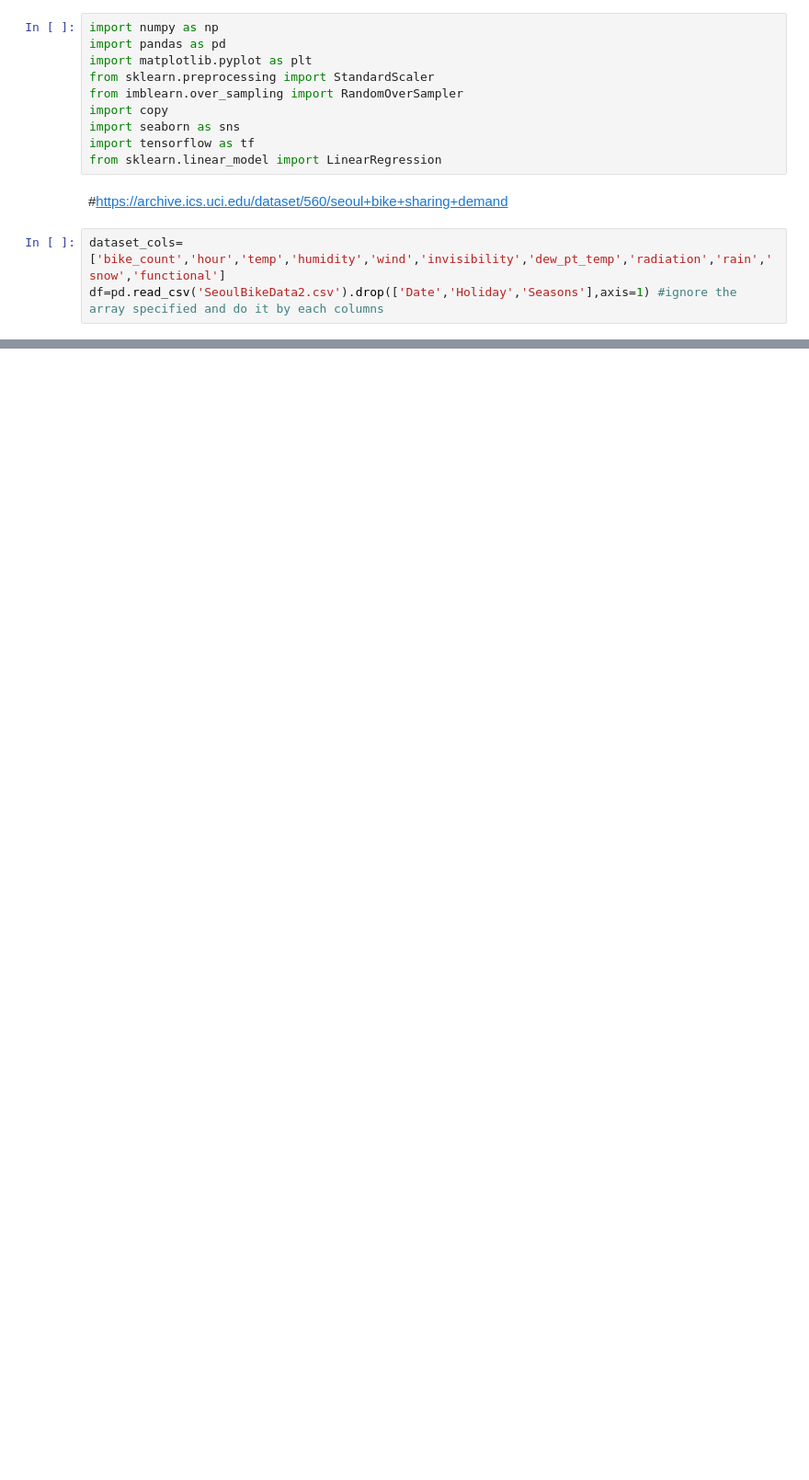
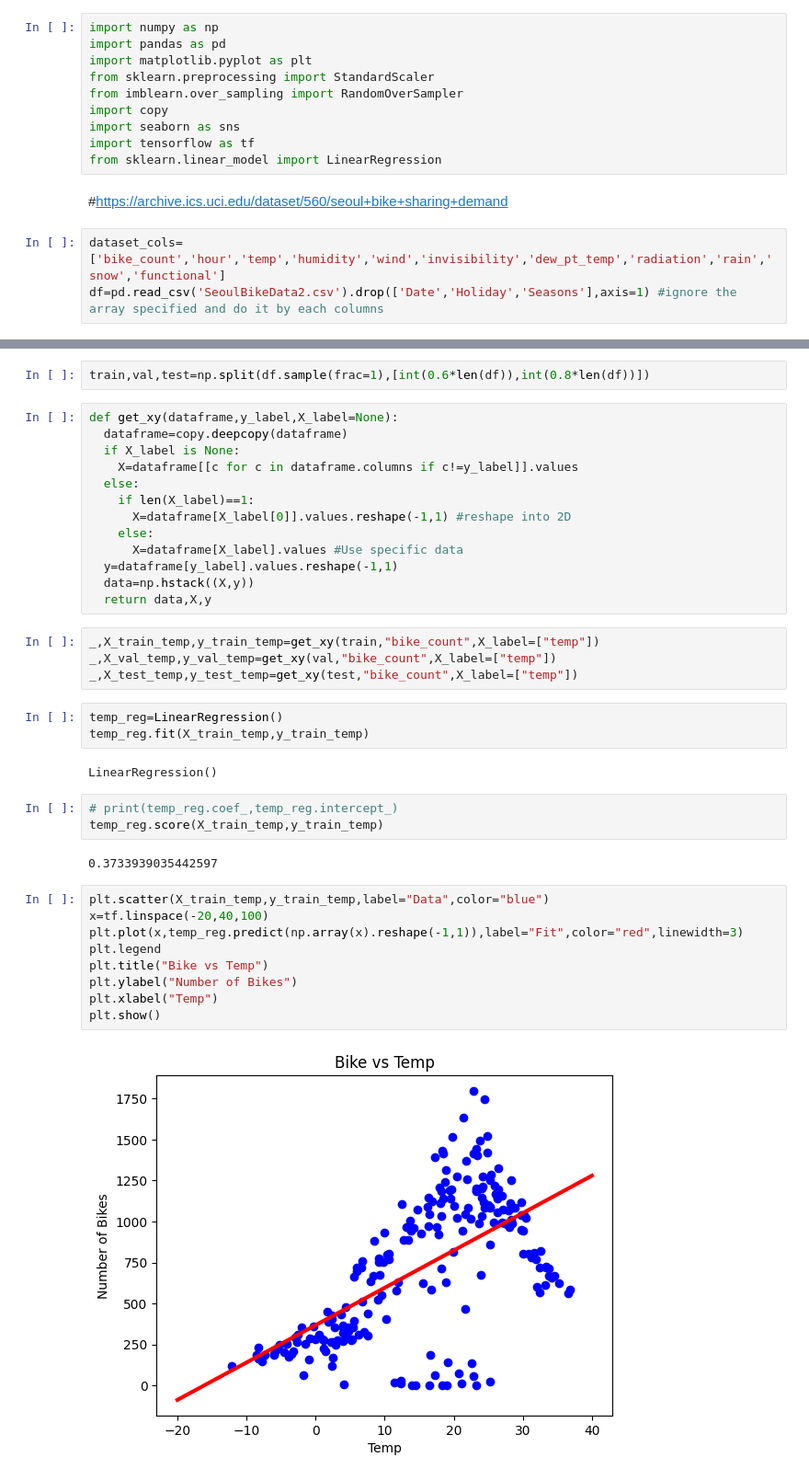
Before and after one commit to kimvongola/Self-Study-ML2, a Jupyter notebook: Self_Study_ML2.ipynb, the cells around one changed output, grey strips where cells are left out. Shown: that part at 92% size. Cells and saved outputs as stored; diff of their text form; blank space fills up the shorter version.

```diff
--- a/Self_Study_ML2.ipynb
+++ b/Self_Study_ML2.ipynb
@@ -27,0 +62,40 @@ df.head()
+# %%
+train,val,test=np.split(df.sample(frac=1),[int(0.6*len(df)),int(0.8*len(df))])
+# %%
+def get_xy(dataframe,y_label,X_label=None):
+  dataframe=copy.deepcopy(dataframe)
+  if X_label is None:
+    X=dataframe[[c for c in dataframe.columns if c!=y_label]].values
+  else:
+    if len(X_label)==1:
+      X=dataframe[X_label[0]].values.reshape(-1,1) #reshape into 2D
+    else:
+      X=dataframe[X_label].values #Use specific data
+  y=dataframe[y_label].values.reshape(-1,1)
+  data=np.hstack((X,y))
+  return data,X,y
+# %%
+_,X_train_temp,y_train_temp=get_xy(train,"bike_count",X_label=["temp"])
+_,X_val_temp,y_val_temp=get_xy(val,"bike_count",X_label=["temp"])
+_,X_test_temp,y_test_temp=get_xy(test,"bike_count",X_label=["temp"])
+# %%
+temp_reg=LinearRegression()
+temp_reg.fit(X_train_temp,y_train_temp)
+# %% [output]
+LinearRegression()
+# %%
+# print(temp_reg.coef_,temp_reg.intercept_)
+temp_reg.score(X_train_temp,y_train_temp)
+# %% [output]
+0.3733939035442597
+# %%
+plt.scatter(X_train_temp,y_train_temp,label="Data",color="blue")
+x=tf.linspace(-20,40,100)
+plt.plot(x,temp_reg.predict(np.array(x).reshape(-1,1)),label="Fit",color="red",linewidth=3)
+plt.legend
+plt.title("Bike vs Temp")
+plt.ylabel("Number of Bikes")
+plt.xlabel("Temp")
+plt.show()
+# %% [output]
+[figure, added]
```
Also changed, not shown: parts of 18 cells of this notebook.
